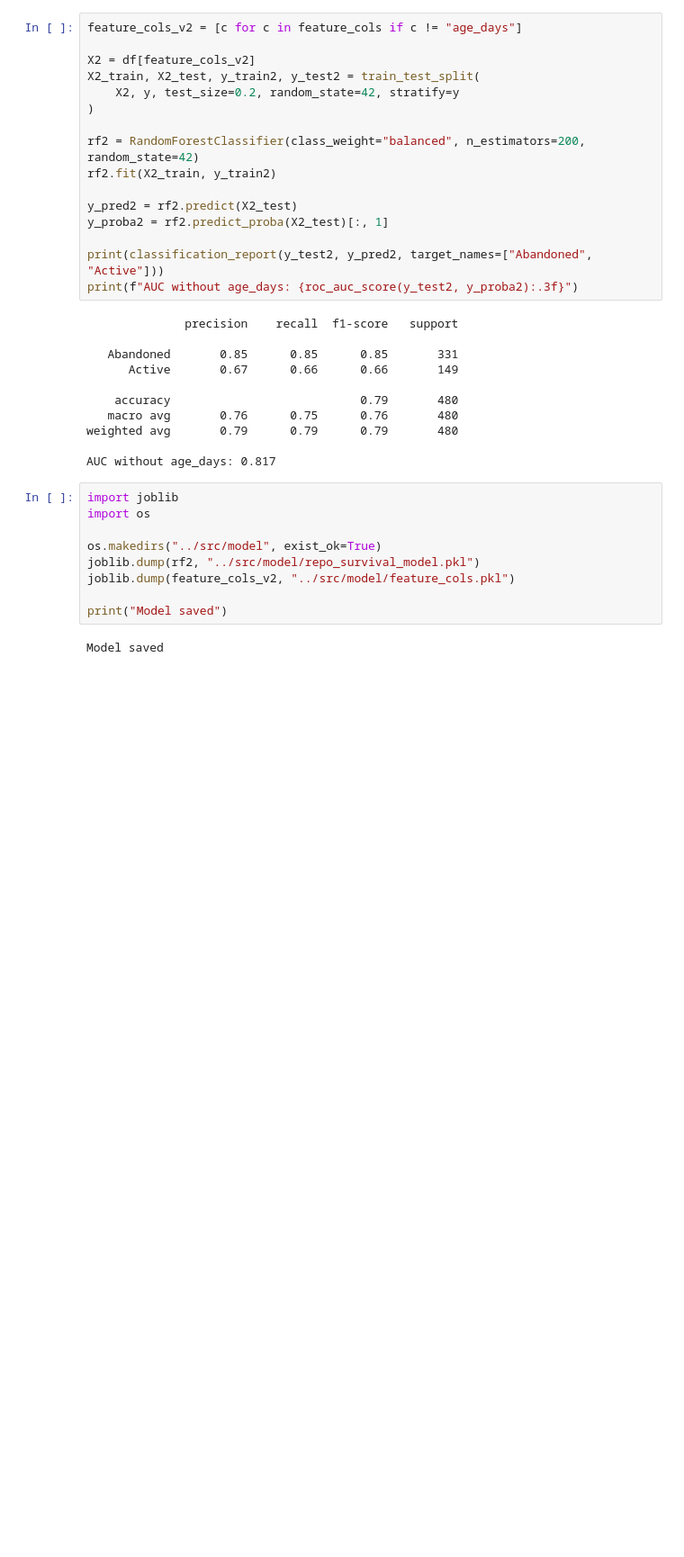
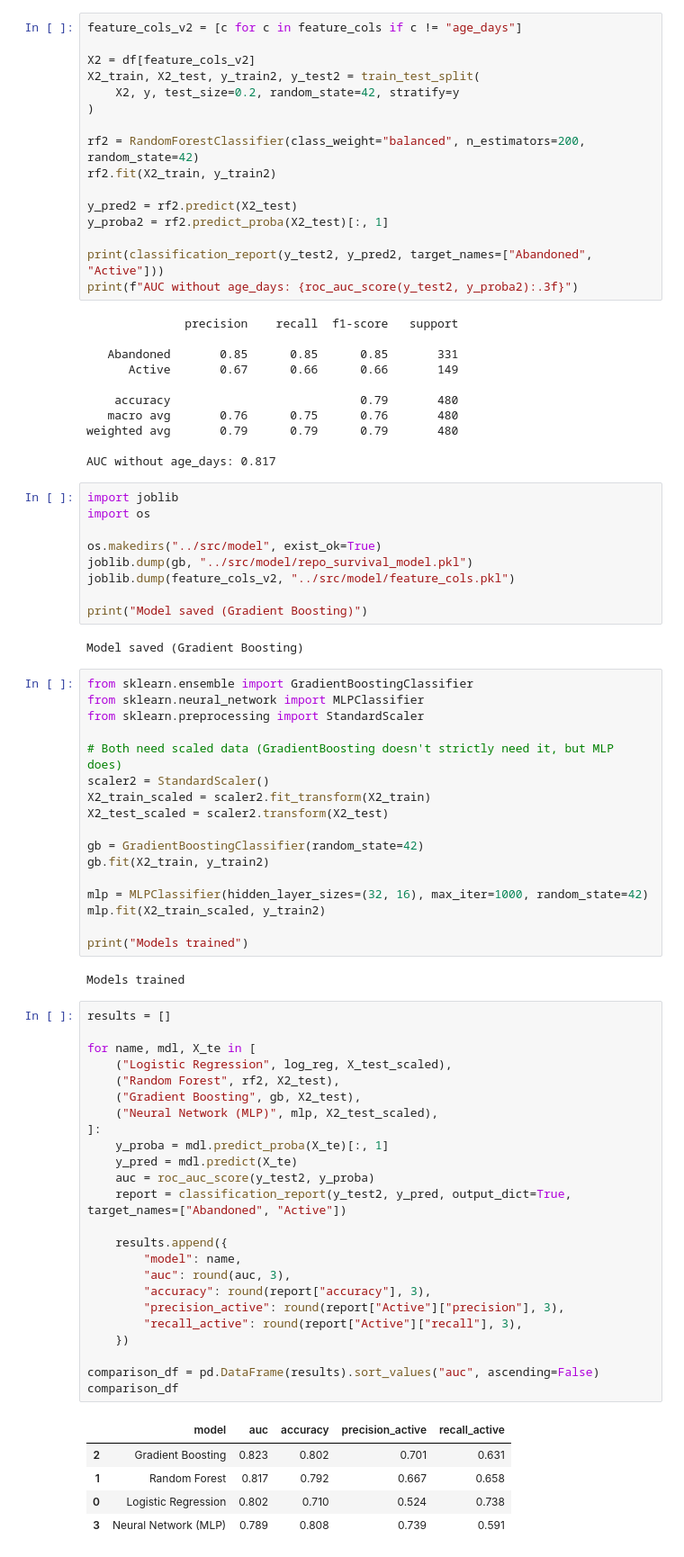
Before and after one commit to rsomavi/repo-survival, a Jupyter notebook: notebooks/01_eda.ipynb, the cells around one changed output. Shown at 90% size. Cells and saved outputs as stored; diff of their text form; blank space fills up the shorter version.

Commit message:
feat: switch to Gradient Boosting as final model (AUC 0.823)

```diff
--- a/notebooks/01_eda.ipynb
+++ b/notebooks/01_eda.ipynb
@@ -253,9 +253,58 @@ import joblib
 import os
 
 os.makedirs("../src/model", exist_ok=True)
-joblib.dump(rf2, "../src/model/repo_survival_model.pkl")
+joblib.dump(gb, "../src/model/repo_survival_model.pkl")
 joblib.dump(feature_cols_v2, "../src/model/feature_cols.pkl")
 
-print("Model saved")
+print("Model saved (Gradient Boosting)")
 # %% [output]
-Model saved
+Model saved (Gradient Boosting)
+# %%
+from sklearn.ensemble import GradientBoostingClassifier
+from sklearn.neural_network import MLPClassifier
+from sklearn.preprocessing import StandardScaler
+
+# Both need scaled data (GradientBoosting doesn't strictly need it, but MLP does)
+scaler2 = StandardScaler()
+X2_train_scaled = scaler2.fit_transform(X2_train)
+X2_test_scaled = scaler2.transform(X2_test)
+
+gb = GradientBoostingClassifier(random_state=42)
+gb.fit(X2_train, y_train2)
+
+mlp = MLPClassifier(hidden_layer_sizes=(32, 16), max_iter=1000, random_state=42)
+mlp.fit(X2_train_scaled, y_train2)
+
+print("Models trained")
+# %% [output]
+Models trained
+# %%
+results = []
+
+for name, mdl, X_te in [
+    ("Logistic Regression", log_reg, X_test_scaled),
+    ("Random Forest", rf2, X2_test),
+    ("Gradient Boosting", gb, X2_test),
+    ("Neural Network (MLP)", mlp, X2_test_scaled),
+]:
+    y_proba = mdl.predict_proba(X_te)[:, 1]
+    y_pred = mdl.predict(X_te)
+    auc = roc_auc_score(y_test2, y_proba)
+    report = classification_report(y_test2, y_pred, output_dict=True, target_names=["Abandoned", "Active"])
+
+    results.append({
+        "model": name,
+        "auc": round(auc, 3),
+        "accuracy": round(report["accuracy"], 3),
+        "precision_active": round(report["Active"]["precision"], 3),
+        "recall_active": round(report["Active"]["recall"], 3),
+    })
+
+comparison_df = pd.DataFrame(results).sort_values("auc", ascending=False)
+comparison_df
+# %% [output]
+|  | model | auc | accuracy | precision_active | recall_active |
+| 2 | Gradient Boosting | 0.823 | 0.802 | 0.701 | 0.631 |
+| 1 | Random Forest | 0.817 | 0.792 | 0.667 | 0.658 |
+| 0 | Logistic Regression | 0.802 | 0.710 | 0.524 | 0.738 |
+| 3 | Neural Network (MLP) | 0.789 | 0.808 | 0.739 | 0.591 |
```
Also changed, not shown: parts of 1 cell of this notebook, 1 other file.
